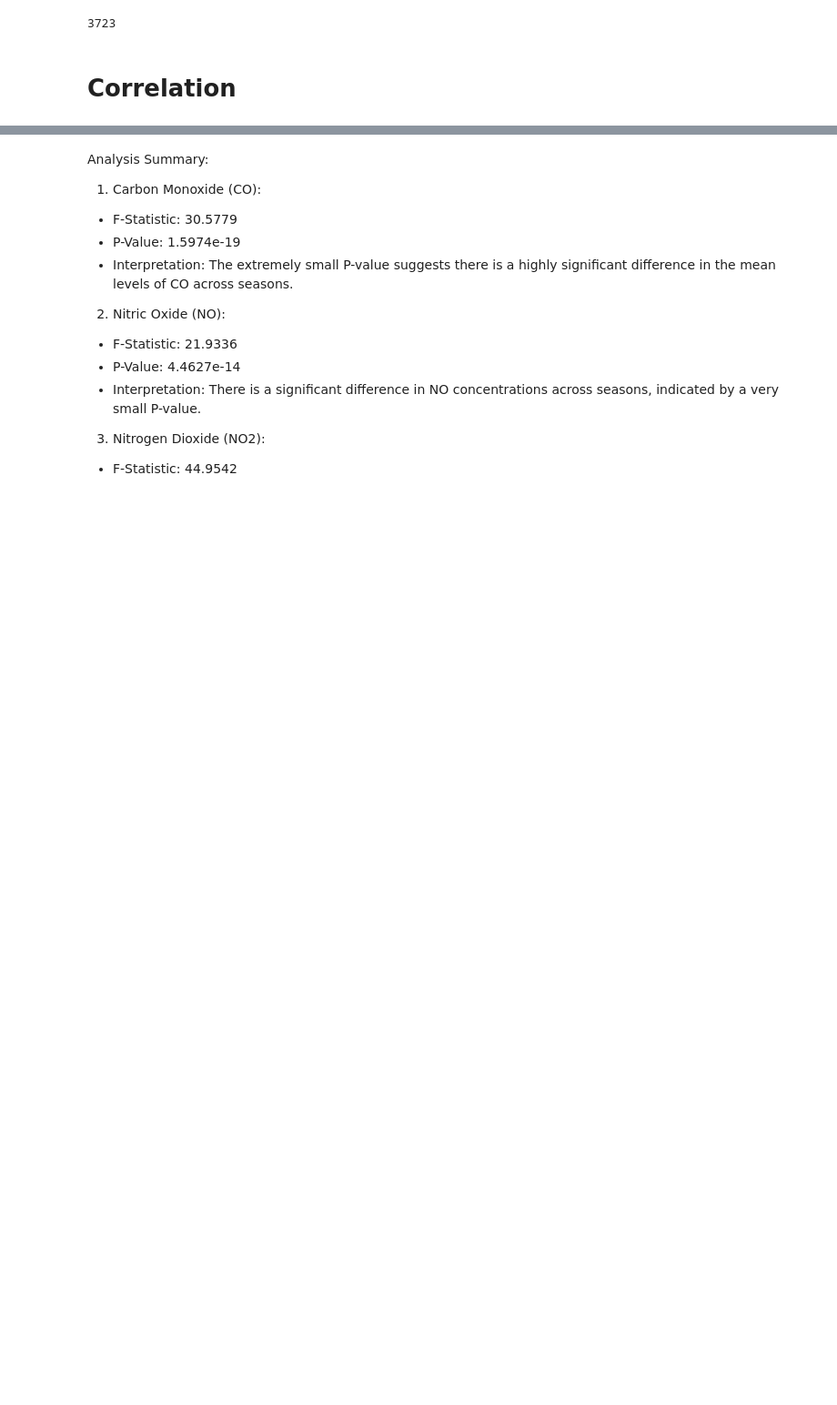
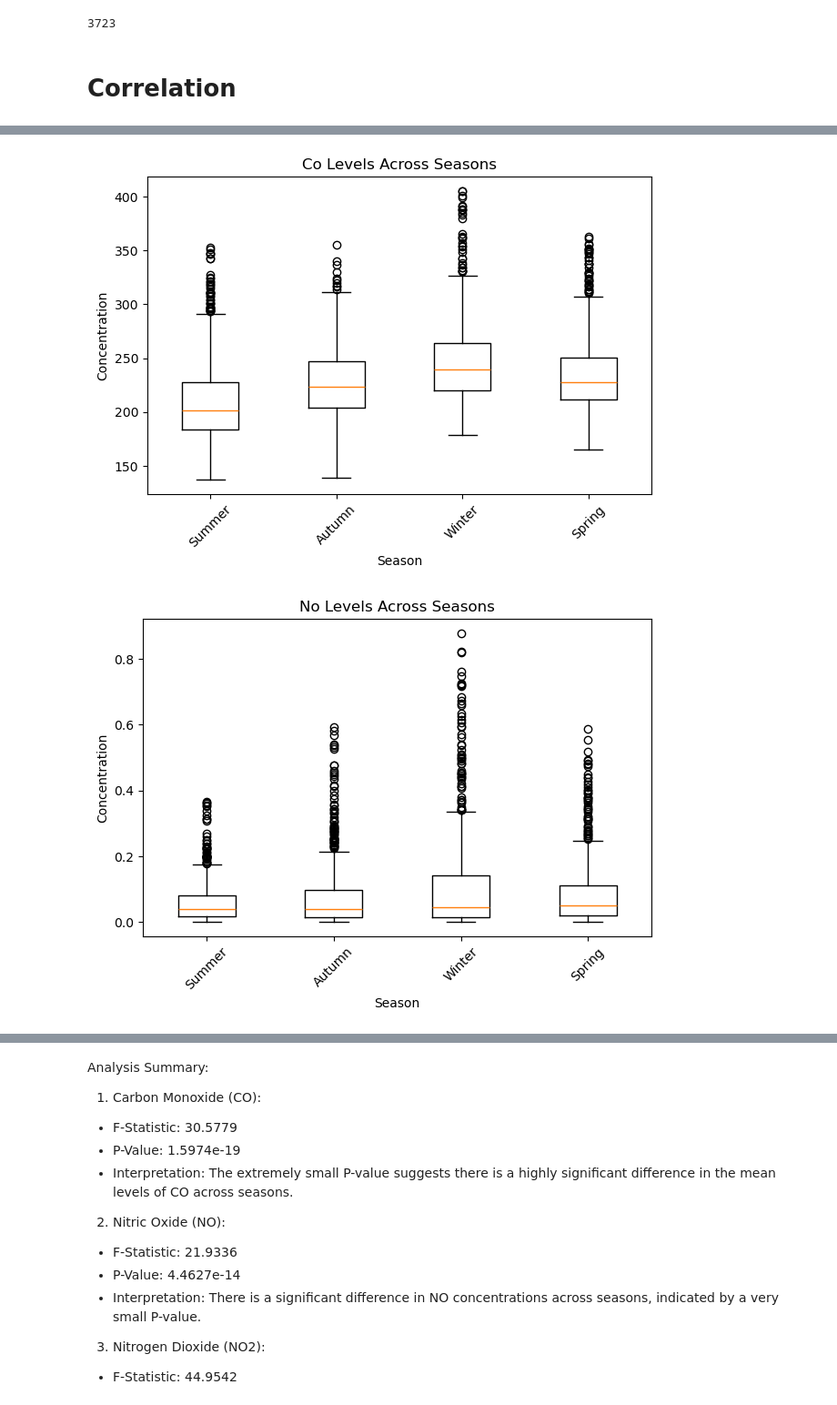
Before and after one commit to Whereiswendy/PolutionEffects-APIStudy, a Jupyter notebook: Statistics/exploratory_data_analysis_ww.ipynb, the cells around one changed output, grey strips where cells are left out. Shown at 91% size. Saved outputs shown, nothing was run; the diff lists cells and outputs as text; code cells hidden in the pictures; blank space fills up the shorter version.

```diff
--- a/Statistics/exploratory_data_analysis_ww.ipynb
+++ b/Statistics/exploratory_data_analysis_ww.ipynb
@@ -792,0 +473,15 @@ with open(anova_results_path, 'w') as results_file:
+# %%
+# Filter out rows containing outliers
+filtered_df = seasonal_pollution_df3[
+    (seasonal_pollution_df3['co_Outliers'].isnull()) &
+    (seasonal_pollution_df3['no_Outliers'].isnull()) &
+    (seasonal_pollution_df3['no2_Outliers'].isnull()) &
+    (seasonal_pollution_df3['o3_Outliers'].isnull()) &
+    (seasonal_pollution_df3['so2_Outliers'].isnull()) &
+    (seasonal_pollution_df3['pm2_5_Outliers'].isnull()) &
+    (seasonal_pollution_df3['pm10_Outliers'].isnull()) &
+    (seasonal_pollution_df3['nh3_Outliers'].isnull())
+]
+
+# Describe the filtered DataFrame
+filtered_df.describe()
@@ -792,0 +498,40 @@ with open(anova_results_path, 'w') as results_file:
+# %%
+# Box plots (with outliers)
+# Assuming 'seasonal_pollution_df', 'seasons', and 'pollutants' are predefined
+# Make sure the output directory exists
+os.makedirs(stats_output_dir_season, exist_ok=True)
+
+# Prepare data for plotting
+pollutant_data_by_season = {
+    pollutant: [
+        filtered_df[
+            (filtered_df['Season'] == season) &
+            (filtered_df[pollutant].notna())
+        ][pollutant] for season in seasons
+    ] for pollutant in pollutants
+}
+
+# Create box plots for each pollutant
+for pollutant, data in pollutant_data_by_season.items():
+    fig, ax = plt.subplots()
+    ax.boxplot(data, labels=seasons, showfliers=True)
+    ax.set_title(f'{pollutant.capitalize()} Levels Across Seasons')
+    ax.set_ylabel('Concentration')
+    ax.set_xlabel('Season')
+
+    # Setting x-axis tick labels with rotation and applying tight layout
+    plt.xticks(rotation=45)
+    plt.tight_layout()
+
+    # Define output file name for each pollutant plot and save it
+    png_file_name = f'{pollutant}_box_plots.png'
+    png_file_path = os.path.join(stats_output_dir_season, png_file_name)
+
+    # Save the plot to the specified path
+    fig.savefig(png_file_path)
+
+    # Optionally display the plot
+    plt.show()
+# %% [output]
+[figure, added]
+[figure, added]
```
Also changed, not shown: parts of 56 cells of this notebook, 30 other files.
